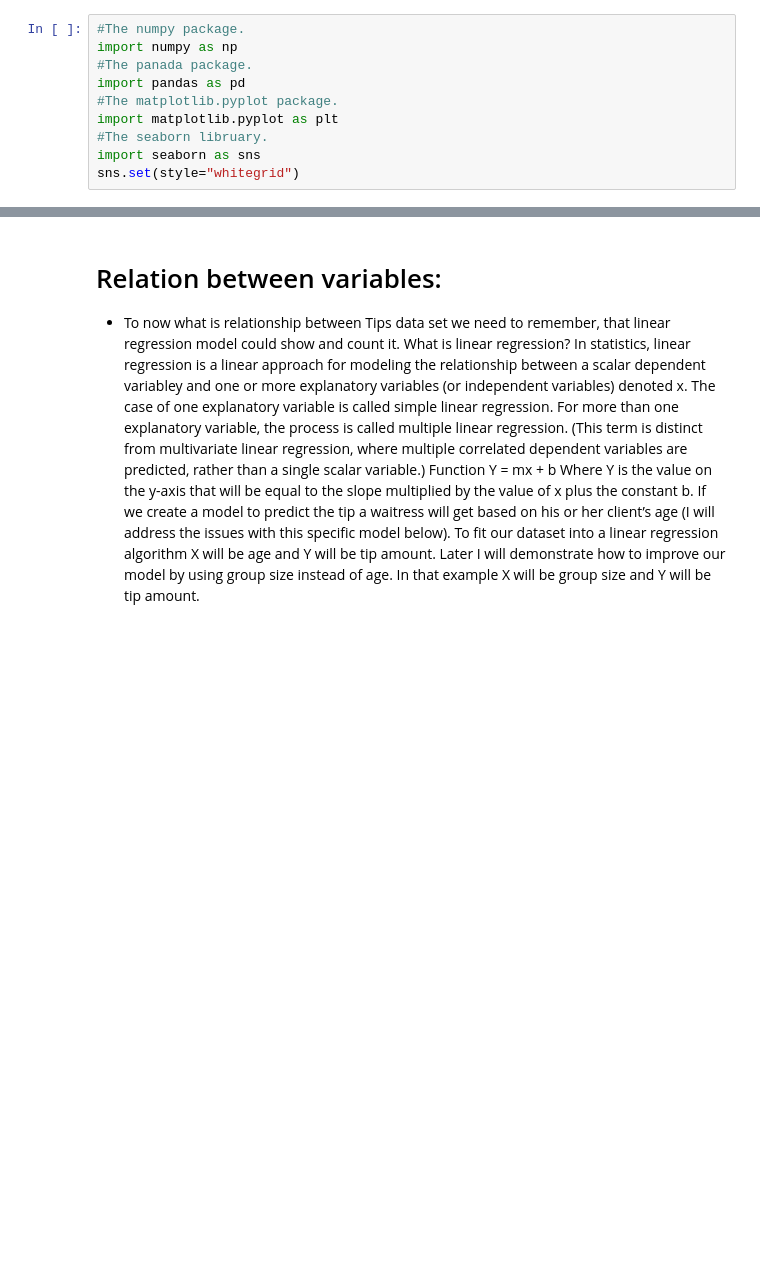
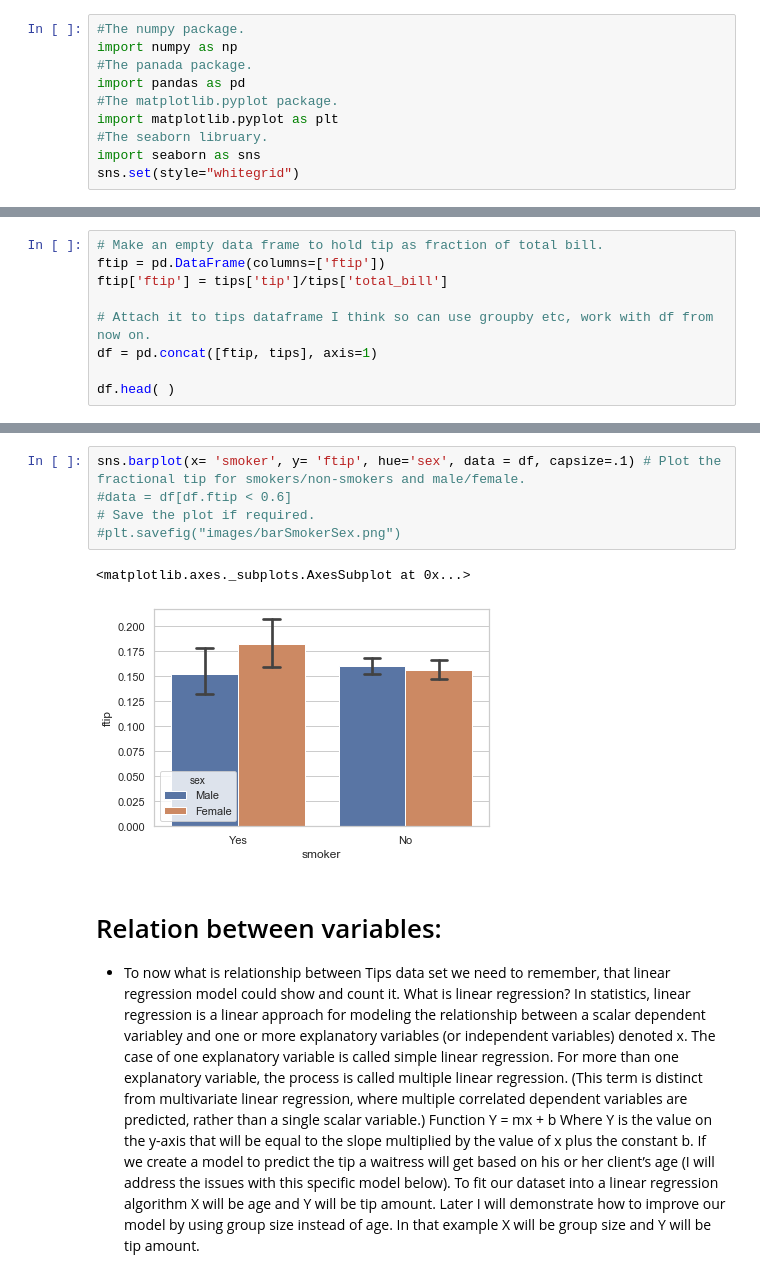
Before and after one commit to rituteval/Fundamentals-assesments, a Jupyter notebook: Tips data set.ipynb, the cells around one changed output, grey strips where cells are left out. Drawn from its saved outputs; the diff is of its cells as text; blank space fills up the shorter version.

```diff
--- a/Tips data set.ipynb
+++ b/Tips data set.ipynb
@@ -133,0 +136,9 @@ sns.relplot(x="total_bill", y="tip", data=tips);
+# %%
+# Make an empty data frame to hold tip as fraction of total bill.
+ftip = pd.DataFrame(columns=['ftip'])
+ftip['ftip'] = tips['tip']/tips['total_bill']
+
+# Attach it to tips dataframe I think so can use groupby etc, work with df from now on.
+df = pd.concat([ftip, tips], axis=1)
+
+df.head( )
@@ -134,3 +183,11 @@ sns.relplot(x="total_bill", y="tip", data=tips);
+# %%
+sns.barplot(x= 'smoker', y= 'ftip', hue='sex', data = df, capsize=.1) # Plot the fractional tip for smokers/non-smokers and male/female.
+#data = df[df.ftip < 0.6]
+# Save the plot if required.
+#plt.savefig("images/barSmokerSex.png")
+# %% [output]
+<matplotlib.axes._subplots.AxesSubplot at 0x...>
+[figure, added]
 # %% [markdown]
 # Relation between variables:
 
```
Also changed, not shown: parts of 7 cells of this notebook.
